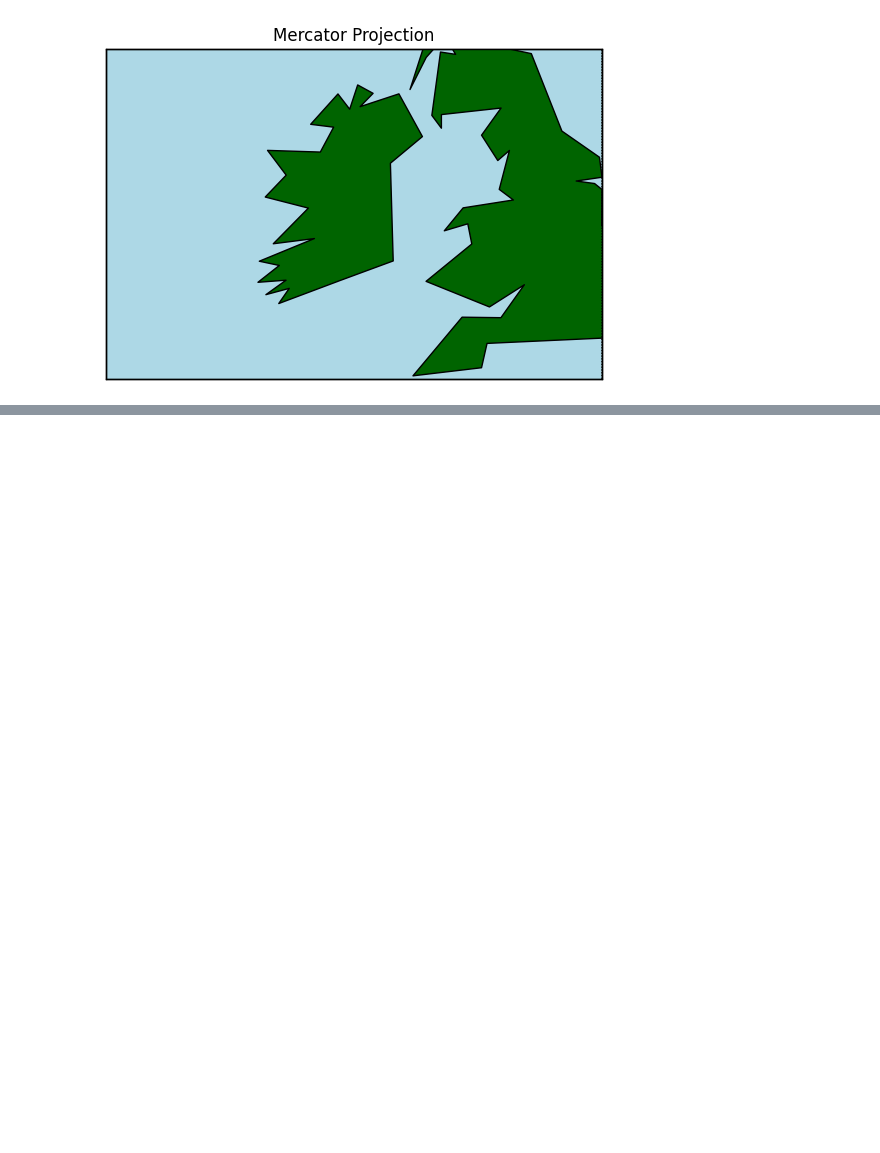
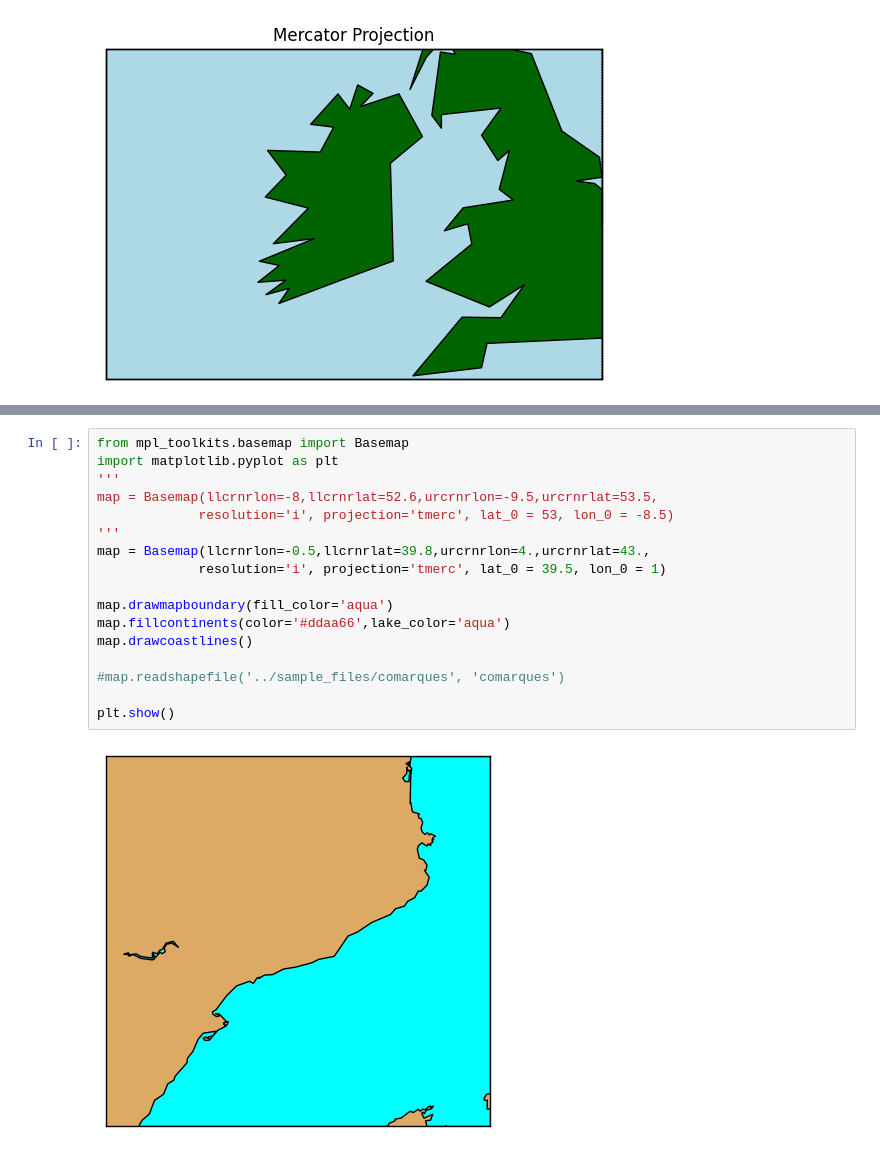
Before and after one commit to FaolanH/programming-for-data-analytics, a Jupyter notebook: pfda-my-work/maptest.ipynb, the cells around one changed output, grey strips where cells are left out. Saved outputs shown, nothing was run; the diff lists cells and outputs as text; blank space fills up the shorter version.

```diff
--- a/pfda-my-work/maptest.ipynb
+++ b/pfda-my-work/maptest.ipynb
@@ -51,0 +104,19 @@ plt.show()
+# %%
+from mpl_toolkits.basemap import Basemap
+import matplotlib.pyplot as plt
+'''
+map = Basemap(llcrnrlon=-8,llcrnrlat=52.6,urcrnrlon=-9.5,urcrnrlat=53.5,
+             resolution='i', projection='tmerc', lat_0 = 53, lon_0 = -8.5)
+'''
+map = Basemap(llcrnrlon=-0.5,llcrnrlat=39.8,urcrnrlon=4.,urcrnrlat=43.,
+             resolution='i', projection='tmerc', lat_0 = 39.5, lon_0 = 1)
+
+map.drawmapboundary(fill_color='aqua')
+map.fillcontinents(color='#ddaa66',lake_color='aqua')
+map.drawcoastlines()
+
+#map.readshapefile('../sample_files/comarques', 'comarques')
+
+plt.show()
+# %% [output]
+[figure, added]
```
Also changed, not shown: parts of 2 cells of this notebook.
